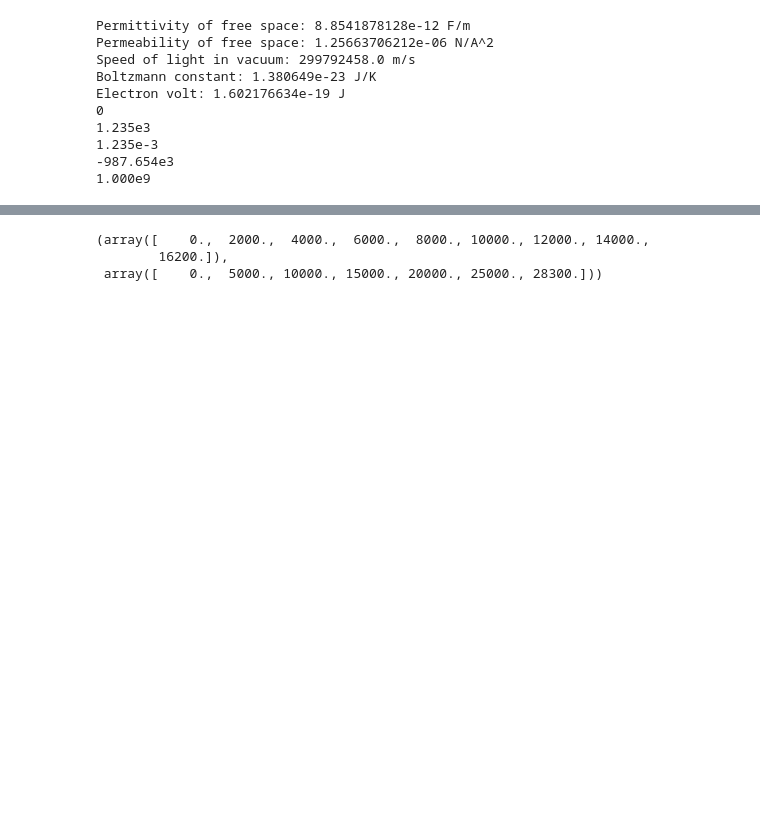
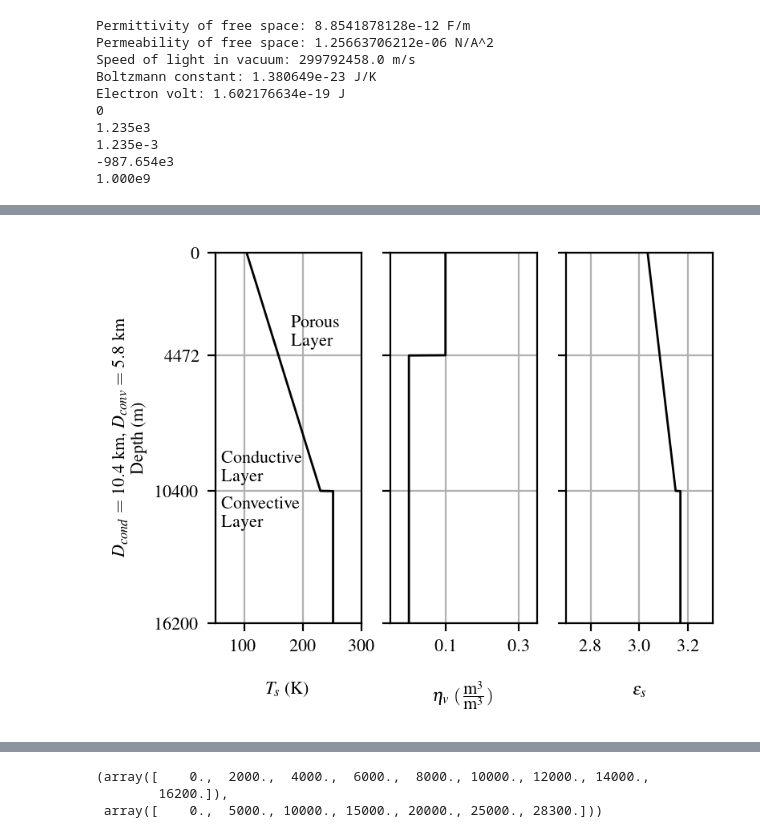
Before and after one commit to JSahliCU/Europan-Cryosphere-Puck-Estimator, a Jupyter notebook: plot_cryosphere_model_comparisons.ipynb, the cells around one changed output, grey strips where cells are left out. Drawn from its saved outputs; the diff is of its cells as text; code cells hidden in the pictures; blank space fills up the shorter version.

```diff
--- a/plot_cryosphere_model_comparisons.ipynb
+++ b/plot_cryosphere_model_comparisons.ipynb
@@ -150,3 +318,98 @@ from matplotlib.lines import Line2D
+# %%
+low_band_f = 5.373e6
+high_band_f = 413e6
+
+fig = plt.figure(figsize=(4, 3))
+num_y_plots = 1
+width_ratios = [1, 1, 1]
+num_x_plots = len(width_ratios)
+number_of_plots = num_y_plots * num_x_plots
+gs = GridSpec(num_y_plots, num_x_plots, width_ratios=width_ratios, wspace=0.2, hspace=0.1)
+
+positions = [(int(i / num_x_plots), (i % num_x_plots)) for i in range(number_of_plots)]
+
+axs = []
+for pos in positions:
+    temp_ax = fig.add_subplot(gs[pos[0], pos[1]])
+    axs.append(temp_ax)
+
+axs = np.array(axs)
+ax = np.reshape(axs, (num_y_plots, num_x_plots))
+
+df = sj_rho_salt0_df
+
+
+cond_depth = 10.4e3
+brittle_depth = 0.43 * cond_depth
+yticks_to_set_on_df = [0.,  brittle_depth,  cond_depth, np.max(np.max(sj_rho_salt0_df['Depth (m)']))]
+
+# Add horizontal dotted line at specific depth
+
+# Temperature
+ax[0, 0].plot(df['Temperature (K)'], df['Depth (m)'], c='black')
+ax[0, 0].set_ylabel(r'$D_{cond}=10.4\textrm{ km}$, $D_{conv}=5.8\textrm{ km}$' '\n' 'Depth (m)')
+ax[0, 0].set_xlim(50, 300)
+ax[0, 0].set_xticks([100, 200, 300])
+ax[0, 0].set_xlabel('$T_s$ (K)', labelpad=12)
+
+
+# Fix the yticks
+ax[0, 0].set_ylim(0, yticks_to_set_on_df[-1])
+ax[0, 0].set_yticks(yticks_to_set_on_df)
+
+# ax[0, 0].axhline(brittle_depth, color='black', linestyle=':', linewidth=1)
+# ax[0, 0].axhline(cond_depth, color='black', linestyle=':', linewidth=1)
+
+# Porosity
+ax[0, 1].plot(df['Porosity (m^3/m^3)'], df['Depth (m)'], c='black')
+ax[0, 1].set_xlim(-0.05, 0.35)
+ax[0, 1].set_xticks([0.1, 0.3])
+ax[0, 1].set_xlabel(r'$\eta_{v}$ $(\frac{\textrm{m}^3}{\textrm{m}^3})$', labelpad=12)
+ax[0, 1].set_ylim(0, yticks_to_set_on_df[-1])
+ax[0, 1].set_yticks(yticks_to_set_on_df)
+
+# ax[0, 1].axhline(brittle_depth, color='black', linestyle=':', linewidth=1)
+# ax[0, 1].axhline(cond_depth, color='black', linestyle=':', linewidth=1)
+
+# Permittivity
+ax[0, 2].plot(df['epsilon_s_prime'], df['Depth (m)'], c='black')
+ax[0, 2].set_xlim([2.7, 3.3])
+ax[0, 2].set_xticks([2.8, 3.0, 3.2])
+ax[0, 2].set_xlabel(r'$\epsilon_s$', labelpad=12)
+ax[0, 2].set_ylim(0, yticks_to_set_on_df[-1])
+ax[0, 2].set_yticks(yticks_to_set_on_df)
+
+# ax[0, 2].axhline(brittle_depth, color='black', linestyle=':', linewidth=1)
+# ax[0, 2].axhline(cond_depth, color='black', linestyle=':', linewidth=1)
+
+for i in np.arange(number_of_plots):
+    axs[i].grid(True)
+    axs[i].invert_yaxis()
+    if i != 0 and i != num_x_plots:
+        axs[i].set_yticklabels([])
+    else:
+        if i < num_x_plots:
+            # brittle_depth = 3.2e3
+            # cond_depth = 10.4e3
+            # Add horizontal dotted line at specific depth
+            # Add label for the horizontal line
+            if i == 0:
+                axs[i].text(axs[i].get_xlim()[1] - 120, brittle_depth - 1e3, 'Porous\nLayer', va='center', ha='left', color='black')
+                axs[i].text(axs[i].get_xlim()[0] + 10, cond_depth - 1e3, 'Conductive\nLayer', va='center', ha='left', color='black')
+                axs[i].text(axs[i].get_xlim()[0] + 10, cond_depth + 1e3, 'Convective\nLayer', va='center', ha='left', color='black')
+        # else:
+        #     brittle_depth =  0.43*16.2e3
+        #     cond_depth = 16.2e3
+        #     # Add horizontal dotted line at specific depth
+        #     axs[i].axhline(brittle_depth, color='black', linestyle=':', linewidth=1)
+        #     axs[i].axhline(cond_depth, color='black', linestyle=':', linewidth=1)
+        #     # Add label for the horizontal line
+        #     if i==7:
+        #         axs[i].text(axs[i].get_xlim()[1] - 150, brittle_depth - 4e3, 'Porous\nLayer', va='center', ha='left', color='black')
+        #         axs[i].text(axs[i].get_xlim()[0] + 10, cond_depth - 4e3, 'Conductive\nLayer', va='center', ha='left', color='black')
+        #         axs[i].text(axs[i].get_xlim()[0] + 10, cond_depth + 5.5e3,'Convective\nLayer', va='center', ha='left', color='black')
+# %% [output]
+[figure, added]
 # %%
 low_band_f = 5.373e6
 high_band_f = 413e6
```
Also changed, not shown: parts of 11 cells of this notebook, 1 other file.
